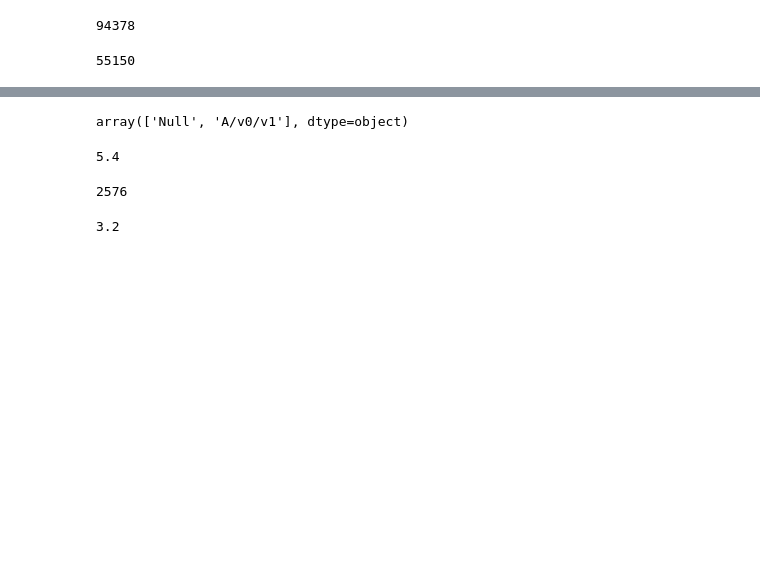
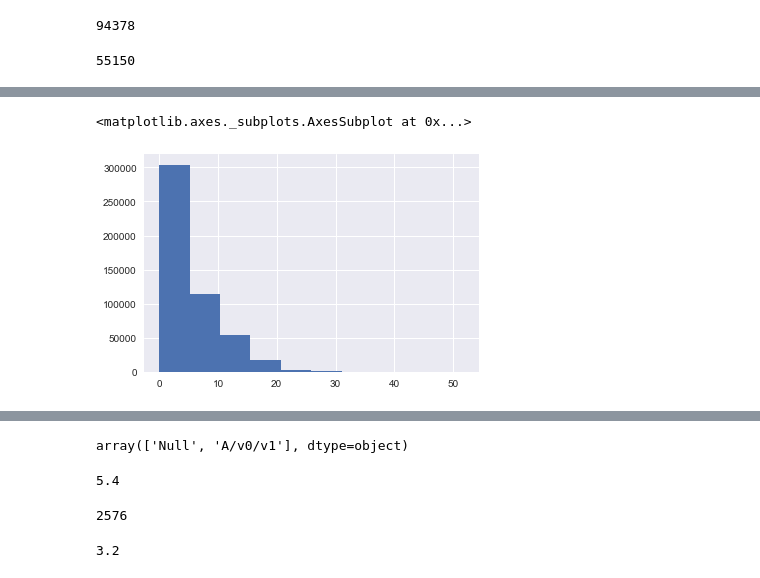
Before and after one commit to dpaolella/airproj, a Jupyter notebook: sandbox.ipynb, the cells around one changed output, grey strips where cells are left out. Drawn from its saved outputs; the diff is of its cells as text; code cells hidden in the pictures; blank space fills up the shorter version.

```diff
--- a/sandbox.ipynb
+++ b/sandbox.ipynb
@@ -39,0 +74,15 @@ data5min.head()
+# %%
+data5min = pd.read_csv("2012-5min.csv", header=12)
+data5min["datetime5min"] = pd.to_datetime(data5min["Date/Time[LST]"], format='%m/%d/%y %H:%M')
+rename = {'Average NO[ppb]': 'no_Avg', 'Count NO': 'no_N', 'Average NO2[ppb]': 'no2_Avg',
+          'Count NO2': 'no2_N', 'Average BC[ug/m3]': 'bc_Avg', 'Count BC': 'bc_N'}
+data5min.rename(columns=rename, inplace=True)
+data5min = data5min[["datetime5min", "no_Avg", "no_N", "no2_Avg", "no2_N", "bc_Avg", "bc_N"]]
+melted_data5min = pd.melt(data5min, id_vars="datetime5min",
+                          value_vars=["no_Avg", "no_N", "no2_Avg", "no2_N", "bc_Avg", "bc_N"],
+                          var_name="measure", value_name="amt")
+melted_data5min = melted_data5min[melted_data5min["amt"]!="Null"]
+melted_data5min['pol'], melted_data5min['stat'] = melted_data5min["measure"].str.split('_', 1).str
+melted_data5min["amt"] = melted_data5min["amt"].astype("float64")
+pivot_data5min = melted_data5min.pivot_table(values="amt", index=["datetime5min", "pol"], columns="stat")
+flattened_data5min = pd.DataFrame(pivot_data5min.to_records())
@@ -39,0 +161,5 @@ data5min.head()
+# %%
+merged.query("pol == 'no2'").amt.hist()
+# %% [output]
+<matplotlib.axes._subplots.AxesSubplot at 0x...>
+[figure, added]
```
Also changed, not shown: parts of 50 cells of this notebook, 8 other files.
